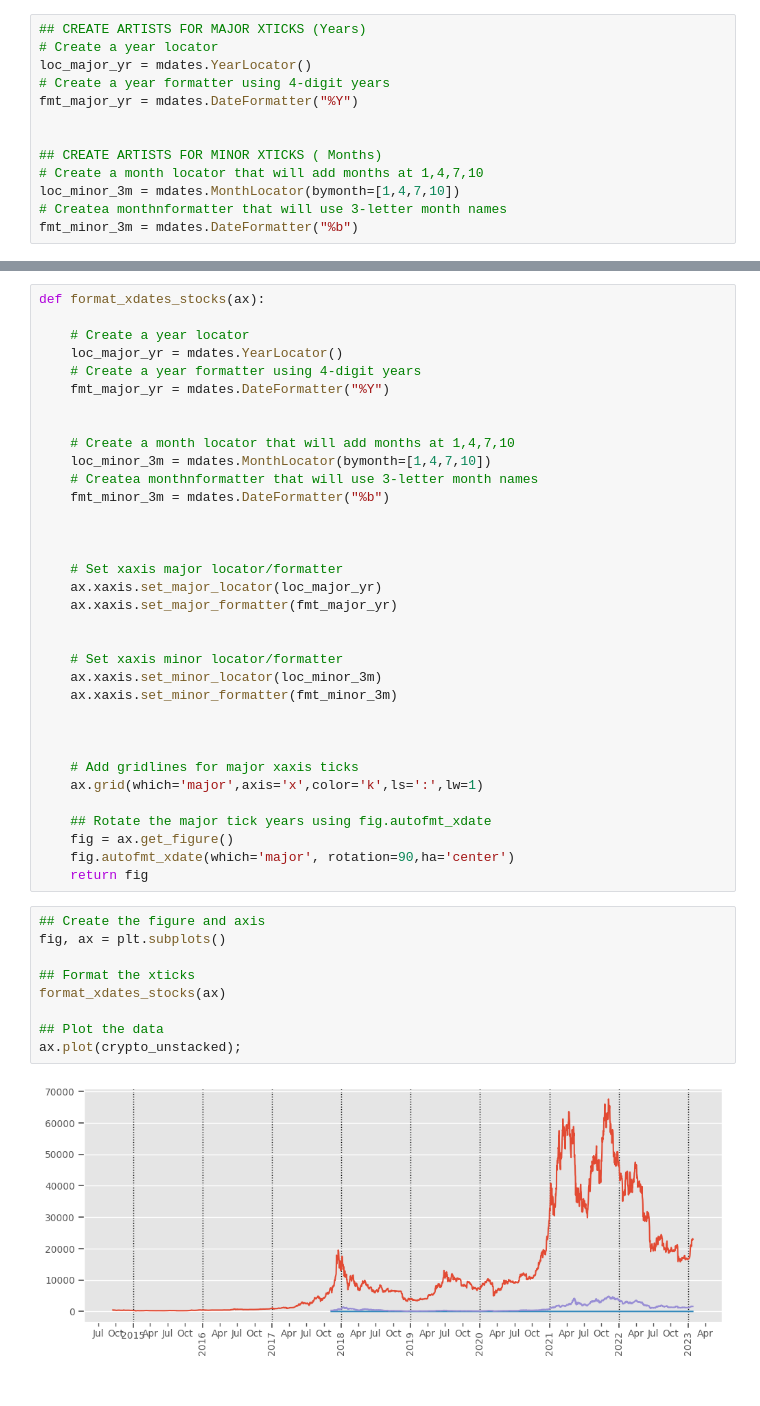
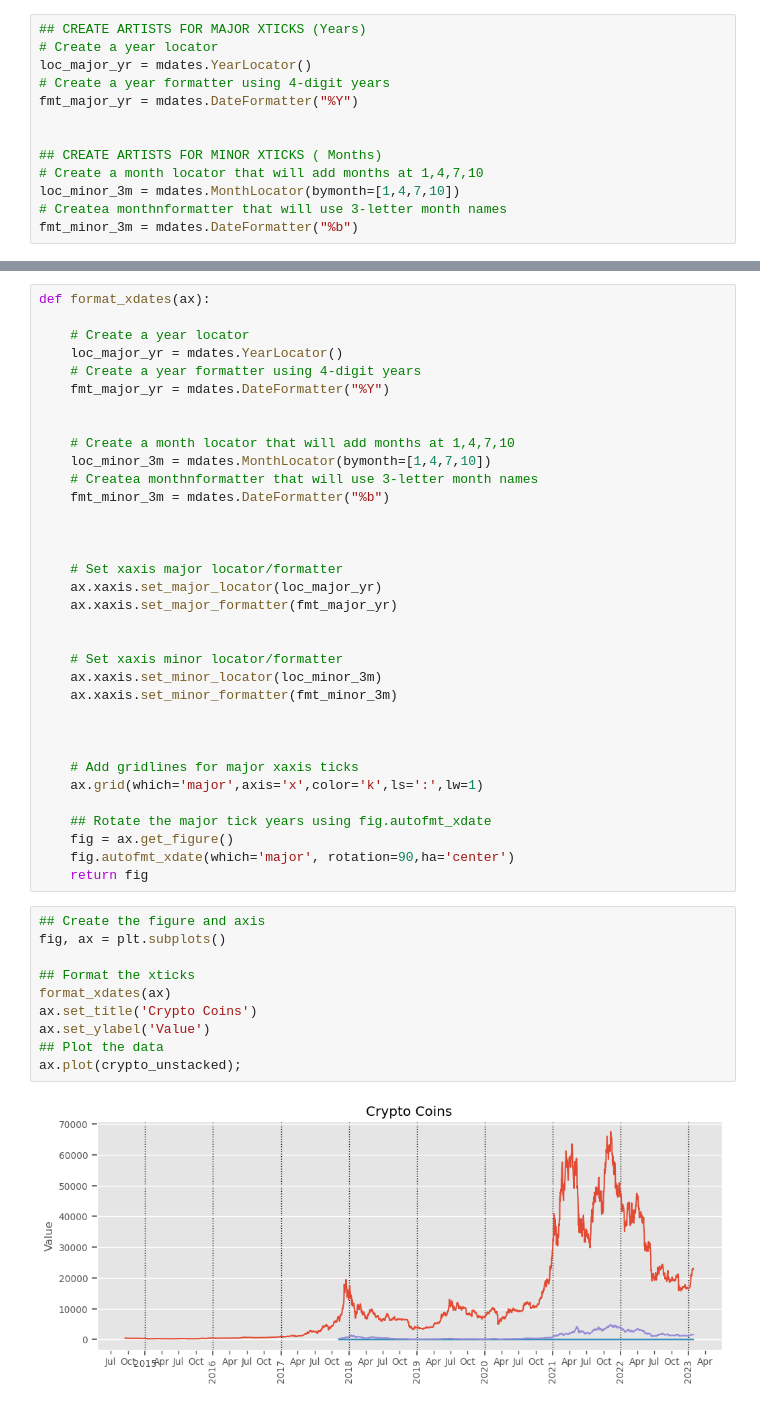
Before and after one commit to erwincarlogonzales/data-viz-time-series-analysis-codealongs, a Jupyter notebook: Solutions/SOLUTIONS Wk18-Lecture01-CodeAlong-Crypto.ipynb, the cells around one changed output, grey strips where cells are left out. Drawn from its saved outputs; the diff is of its cells as text.

Commit message:
Slight updates to some plot titles

```diff
--- a/Solutions/SOLUTIONS Wk18-Lecture01-CodeAlong-Crypto.ipynb
+++ b/Solutions/SOLUTIONS Wk18-Lecture01-CodeAlong-Crypto.ipynb
@@ -548,5 +548,5 @@ fig.autofmt_xdate(which='major', rotation=90,ha='center')
 # %%
-def format_xdates_stocks(ax):
+def format_xdates(ax):
 
     # Create a year locator
     loc_major_yr = mdates.YearLocator()
@@ -582,11 +582,12 @@ def format_xdates_stocks(ax):
 # %%
 ## Create the figure and axis
 fig, ax = plt.subplots()
 
 ## Format the xticks
-format_xdates_stocks(ax)
-
+format_xdates(ax)
+ax.set_title('Crypto Coins')
+ax.set_ylabel('Value')
 ## Plot the data
 ax.plot(crypto_unstacked);
 # %% [output]
-[figure, old version]
+[figure, new version]
```
Also changed, not shown: parts of 4 cells of this notebook.
